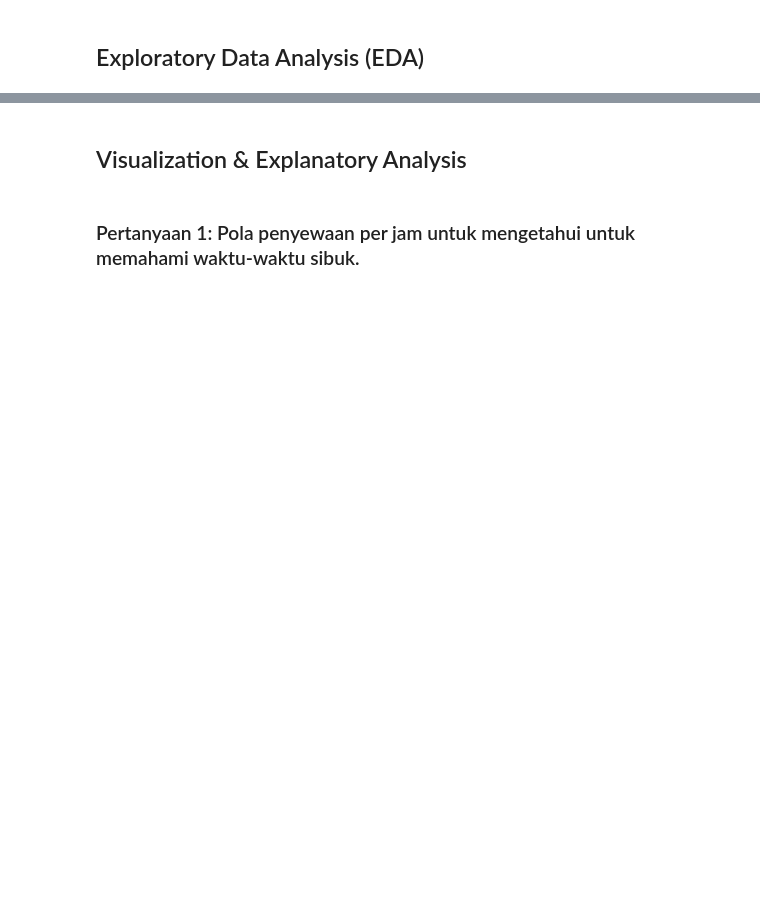
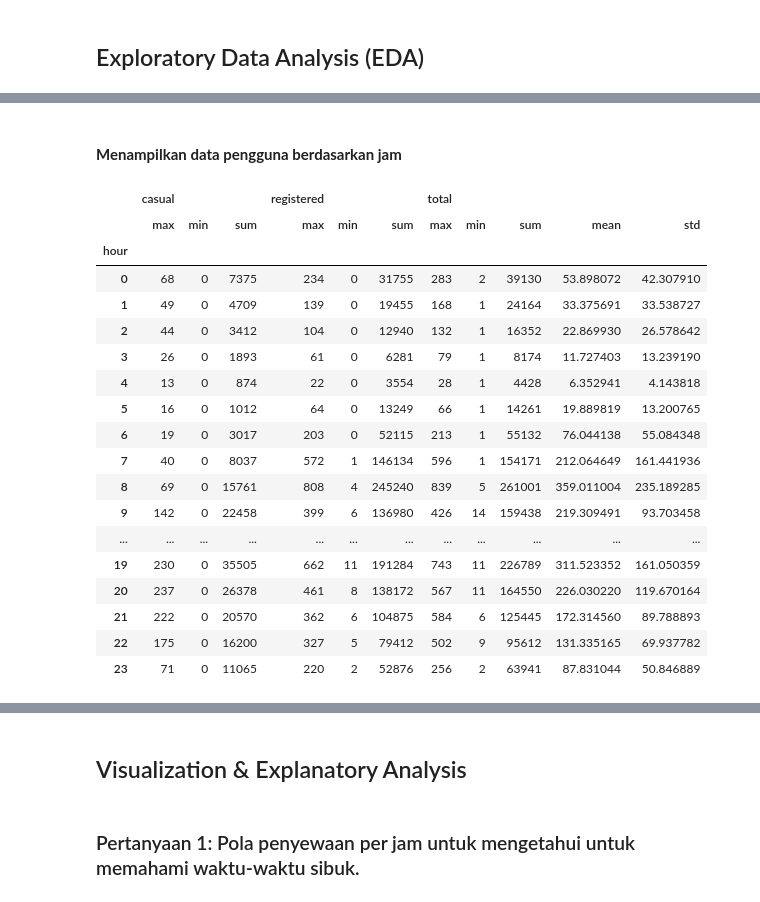
Before and after one commit to wahyupelitajaya/Dicoding-Submission-Analysis-Data, a Jupyter notebook: notebook.ipynb, the cells around one changed output, grey strips where cells are left out. Saved outputs shown, nothing was run; the diff lists cells and outputs as text; code cells hidden in the pictures; blank space fills up the shorter version.

```diff
--- a/notebook.ipynb
+++ b/notebook.ipynb
@@ -265 +358,4 @@ memory usage: 2.3 MB
+# %%
+# Mengahapus kolom yang tidak digunakan
+hour_df = hour_df.drop(['instant', 'holiday'], axis=1)
 # %% [markdown]
@@ -310,0 +363,13 @@ memory usage: 91.5 KB
+# %%
+# mengubah nama-nama kolom agar lebih mudah dibaca
+hour_df = hour_df.rename(columns={
+    'dteday': 'date',
+    'yr': 'year',
+    'mnth': 'month',
+    'hr': 'hour',
+    'weekday' : 'day',
+    'workingday': 'day_type',
+    'weathersit': 'weather_type',
+    'atemp': 'feels',
+    'hum': 'humidity',
+    'cnt': 'total'})
@@ -310,0 +378,8 @@ memory usage: 91.5 KB
+# %%
+# mengubah nama-nama nilai/variable agar lebih mudah dibaca
+hour_df['season'] = hour_df['season'].replace({1 : 'Spring', 2 : 'Summer', 3 : 'Fall', 4 : 'Winter'})
+hour_df['year'] = hour_df['year'].replace({0 : 2011, 1 : 2012})
+hour_df['month'] = hour_df['month'].replace({1 : 'Jan', 2 : 'Feb', 3 : 'Mar', 4 : 'Apr', 5 : 'May', 6 : 'Jun', 7 : 'Jul', 8 : 'Aug', 9 : 'Sep', 10 : 'Oct', 11 : 'Nov', 12 : 'Dec'})
+hour_df['day'] = hour_df['day'].replace({0 :'Sunday', 1 : 'Monday', 2 : 'Tuesday', 3 : 'Wednesday', 4 : 'Thursday', 5 :'Friday', 6 :'Saturday'})
+hour_df['day_type'] = hour_df['day_type'].replace({0 : 'Working Day', 1 : 'Weekend'})
+hour_df['weather_type'] = hour_df['weather_type'].replace({1 : 'Clear/Cloudy', 2 : 'Mist', 3 : 'Light Snow/Rain', 4 : 'Heavy Rain/Fog'})
@@ -310,0 +388,7 @@ memory usage: 91.5 KB
+# %%
+# mengubah tipe data untuk kolom yang variable nya diubah dari angka menjadi kata dari int64 menjadi string
+hour_df['season'] = hour_df['season'].astype(str)
+hour_df['month'] = hour_df['month'].astype(str)
+hour_df['day'] = hour_df['day'].astype(str)
+hour_df['day_type'] = hour_df['day_type'].astype(str)
+hour_df['weather_type'] = hour_df['weather_type'].astype(str)
@@ -361,0 +549,29 @@ Mendapatkan grafik perbandingan antara Suhu, Kelembaban dan Kecepatan angin terh
+# %% [markdown]
+#### **Menampilkan data pengguna berdasarkan jam**
+# %%
+# data jam-an (hour.csv) - menampilkan data pengguna berdasarkan hari
+hour_df.groupby('hour').agg({
+    'casual' : ['max', 'min', 'sum'],
+    'registered' : ['max', 'min', 'sum'],
+    'total' : ['max', 'min', 'sum', 'mean', 'std']
+})
+# %% [output]
+|  | casual |  |  | registered |  |  | total |  |  |  |  |
+|  | max | min | sum | max | min | sum | max | min | sum | mean | std |
+| hour |  |  |  |  |  |  |  |  |  |  |  |
+| 0 | 68 | 0 | 7375 | 234 | 0 | 31755 | 283 | 2 | 39130 | 53.898072 | 42.307910 |
+| 1 | 49 | 0 | 4709 | 139 | 0 | 19455 | 168 | 1 | 24164 | 33.375691 | 33.538727 |
+| 2 | 44 | 0 | 3412 | 104 | 0 | 12940 | 132 | 1 | 16352 | 22.869930 | 26.578642 |
+| 3 | 26 | 0 | 1893 | 61 | 0 | 6281 | 79 | 1 | 8174 | 11.727403 | 13.239190 |
+| 4 | 13 | 0 | 874 | 22 | 0 | 3554 | 28 | 1 | 4428 | 6.352941 | 4.143818 |
+| 5 | 16 | 0 | 1012 | 64 | 0 | 13249 | 66 | 1 | 14261 | 19.889819 | 13.200765 |
+| 6 | 19 | 0 | 3017 | 203 | 0 | 52115 | 213 | 1 | 55132 | 76.044138 | 55.084348 |
+| 7 | 40 | 0 | 8037 | 572 | 1 | 146134 | 596 | 1 | 154171 | 212.064649 | 161.441936 |
+| 8 | 69 | 0 | 15761 | 808 | 4 | 245240 | 839 | 5 | 261001 | 359.011004 | 235.189285 |
+| 9 | 142 | 0 | 22458 | 399 | 6 | 136980 | 426 | 14 | 159438 | 219.309491 | 93.703458 |
+| ... | ... | ... | ... | ... | ... | ... | ... | ... | ... | ... | ... |
+| 19 | 230 | 0 | 35505 | 662 | 11 | 191284 | 743 | 11 | 226789 | 311.523352 | 161.050359 |
+| 20 | 237 | 0 | 26378 | 461 | 8 | 138172 | 567 | 11 | 164550 | 226.030220 | 119.670164 |
+| 21 | 222 | 0 | 20570 | 362 | 6 | 104875 | 584 | 6 | 125445 | 172.314560 | 89.788893 |
+| 22 | 175 | 0 | 16200 | 327 | 5 | 79412 | 502 | 9 | 95612 | 131.335165 | 69.937782 |
+| 23 | 71 | 0 | 11065 | 220 | 2 | 52876 | 256 | 2 | 63941 | 87.831044 | 50.846889 |
```
Also changed, not shown: parts of 62 cells of this notebook.
